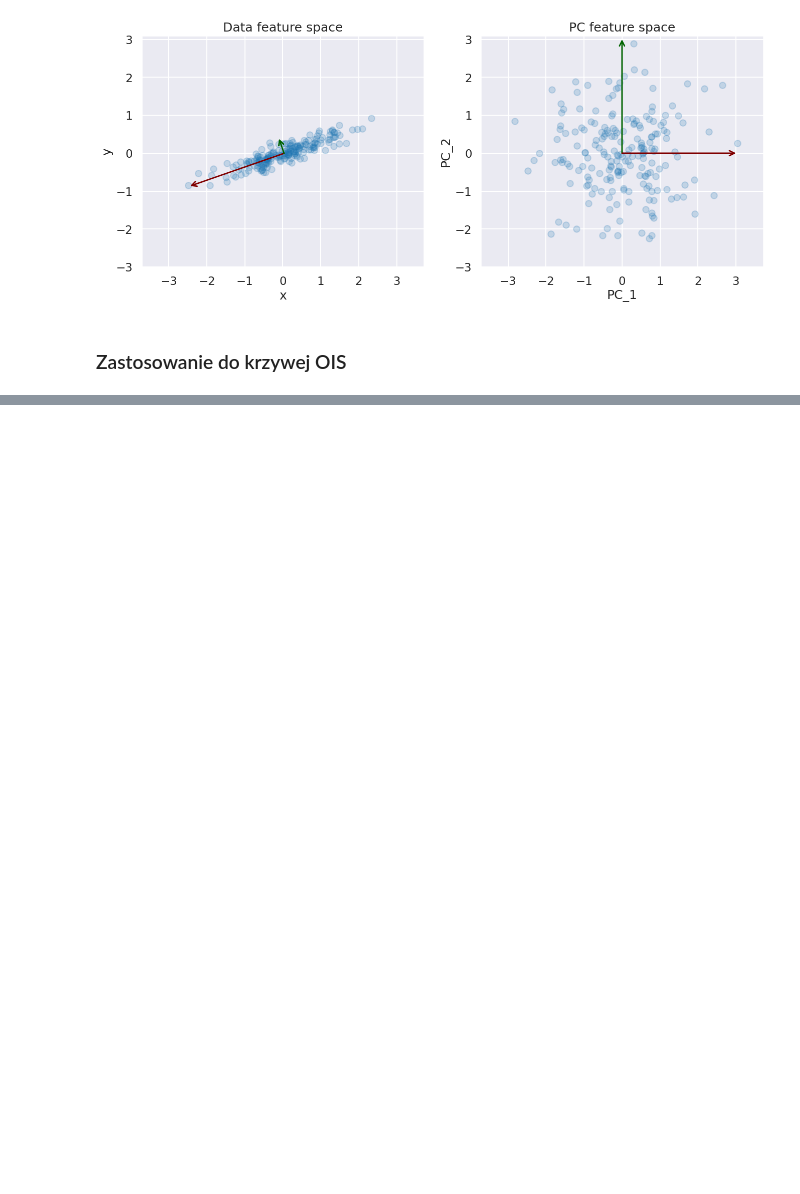
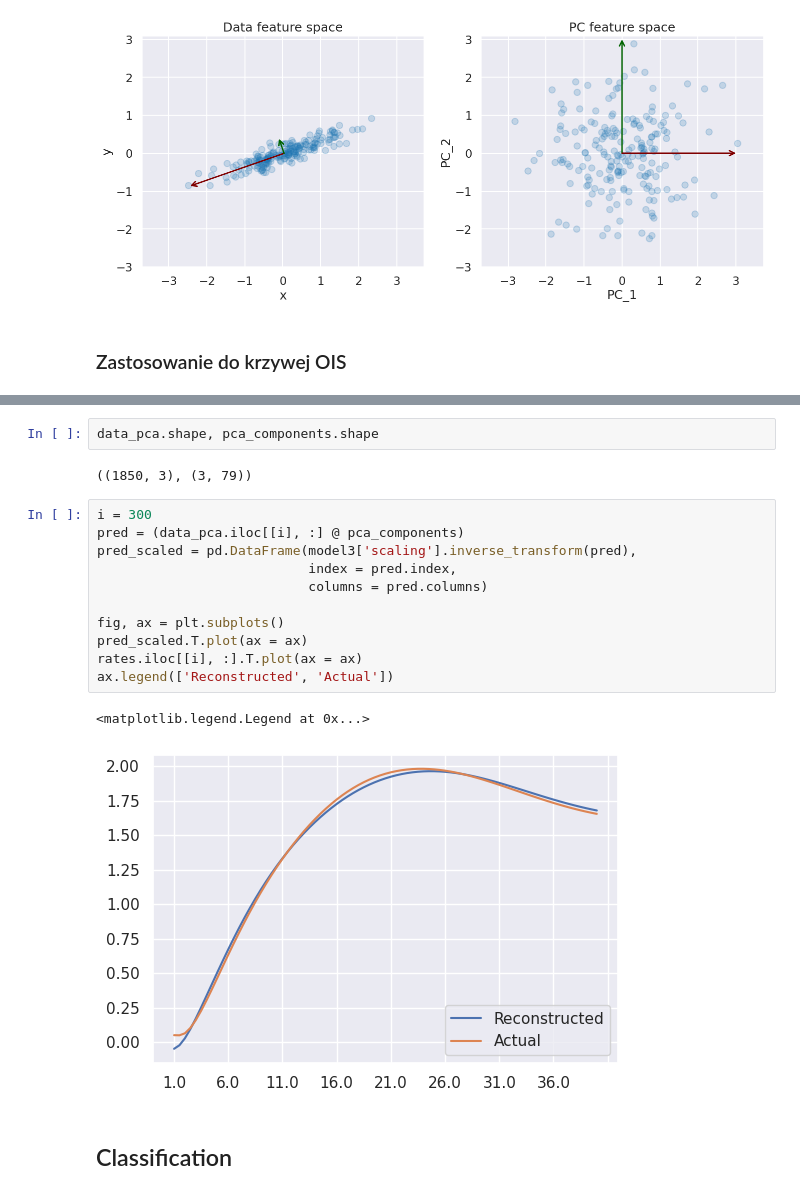
Before and after one commit to PiotMik/CaseWeek, a Jupyter notebook: 002_Code/OIS_Curve_modelling.ipynb, the cells around one changed output, grey strips where cells are left out. Cells and saved outputs as stored; diff of their text form; blank space fills up the shorter version.

```diff
--- a/002_Code/OIS_Curve_modelling.ipynb
+++ b/002_Code/OIS_Curve_modelling.ipynb
@@ -237,0 +227,20 @@ HTML(anim.to_html5_video())
+# %%
+data_pca.shape, pca_components.shape
+# %% [output]
+((1850, 3), (3, 79))
+# %%
+i = 300
+pred = (data_pca.iloc[[i], :] @ pca_components)
+pred_scaled = pd.DataFrame(model3['scaling'].inverse_transform(pred),
+                           index = pred.index,
+                           columns = pred.columns)
+
+fig, ax = plt.subplots()
+pred_scaled.T.plot(ax = ax)
+rates.iloc[[i], :].T.plot(ax = ax)
+ax.legend(['Reconstructed', 'Actual'])
+# %% [output]
+<matplotlib.legend.Legend at 0x...>
+[figure, added]
+# %% [markdown]
+## Classification
```
Also changed, not shown: parts of 60 cells of this notebook.
